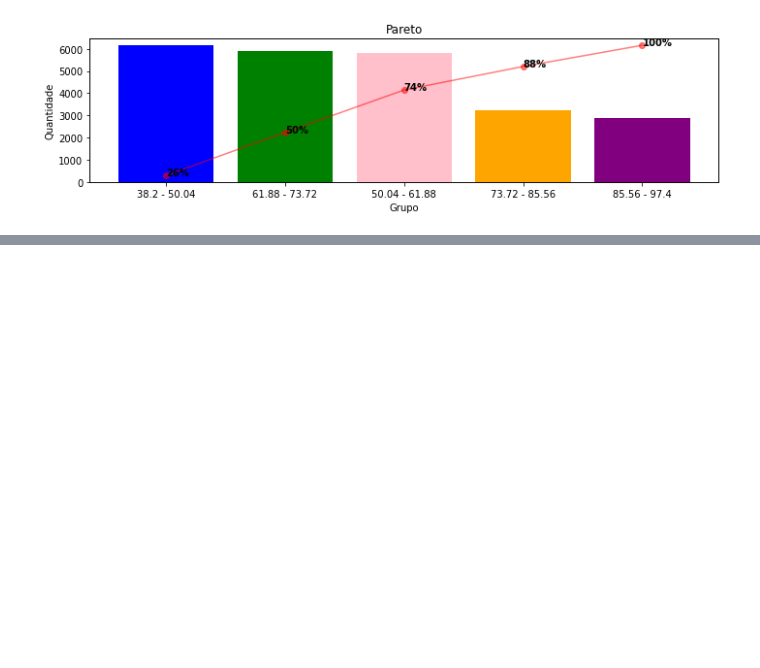
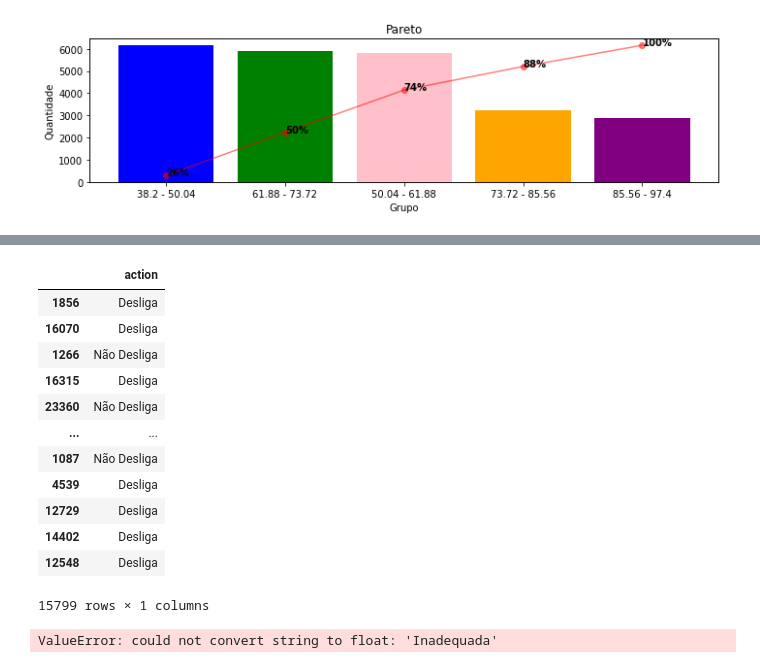
Before and after one commit to alefecrz/Data-Mining, a Jupyter notebook: src/server.ipynb, the cells around one changed output, grey strips where cells are left out. Drawn from its saved outputs; the diff is of its cells as text; code cells hidden in the pictures; blank space fills up the shorter version.

```diff
--- a/src/server.ipynb
+++ b/src/server.ipynb
@@ -1041,0 +1215,23 @@ data_2.to_csv('../Exports/bms-dataprocess.csv', sep=';')
+# %%
+y_train
+# %% [output]
+|  | action |
+| 1856 | Desliga |
+| 16070 | Desliga |
+| 1266 | Não Desliga |
+| 16315 | Desliga |
+| 23360 | Não Desliga |
+| ... | ... |
+| 1087 | Não Desliga |
+| 4539 | Desliga |
+| 12729 | Desliga |
+| 14402 | Desliga |
+| 12548 | Desliga |
+15799 rows × 1 columns
+# %%
+decision_tree.fit(
+   X_train,
+   y_train
+)
+# %% [output]
+ValueError: could not convert string to float: 'Inadequada'
```
Also changed, not shown: parts of 12 cells of this notebook.
